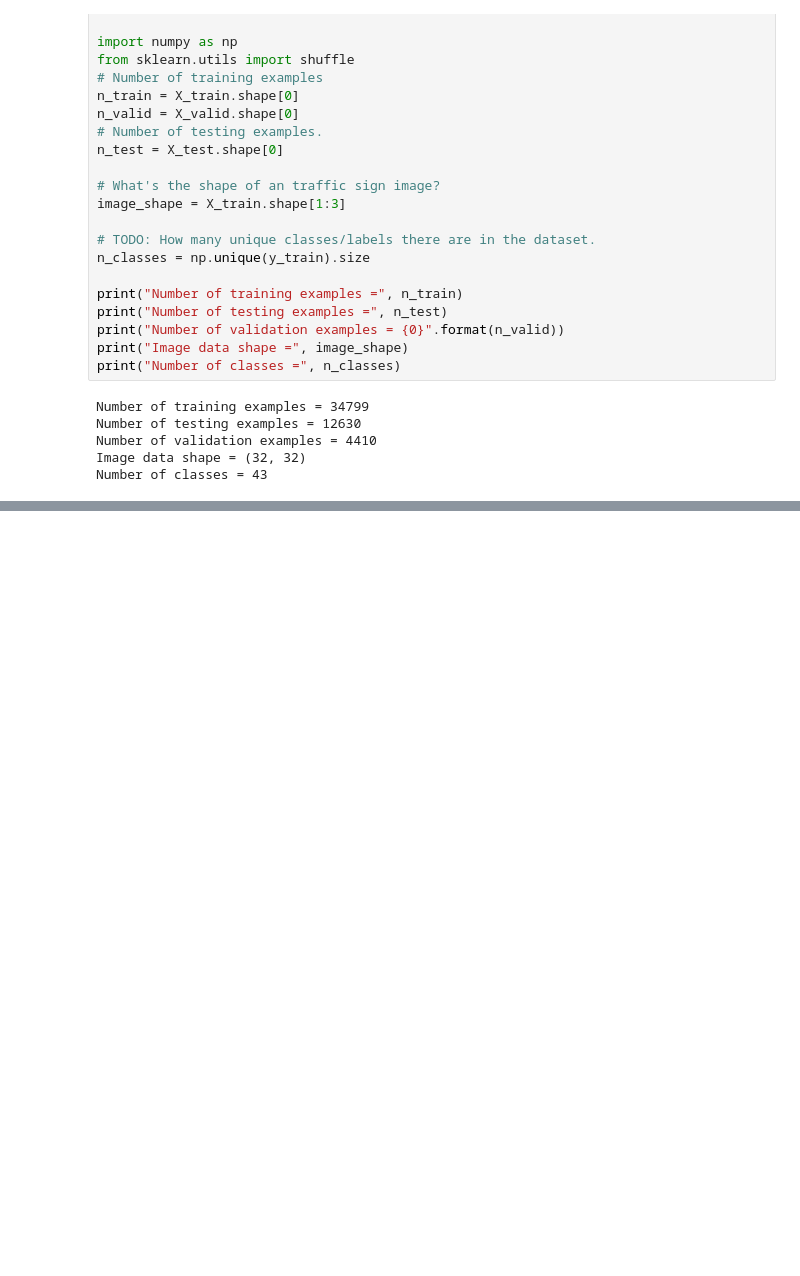
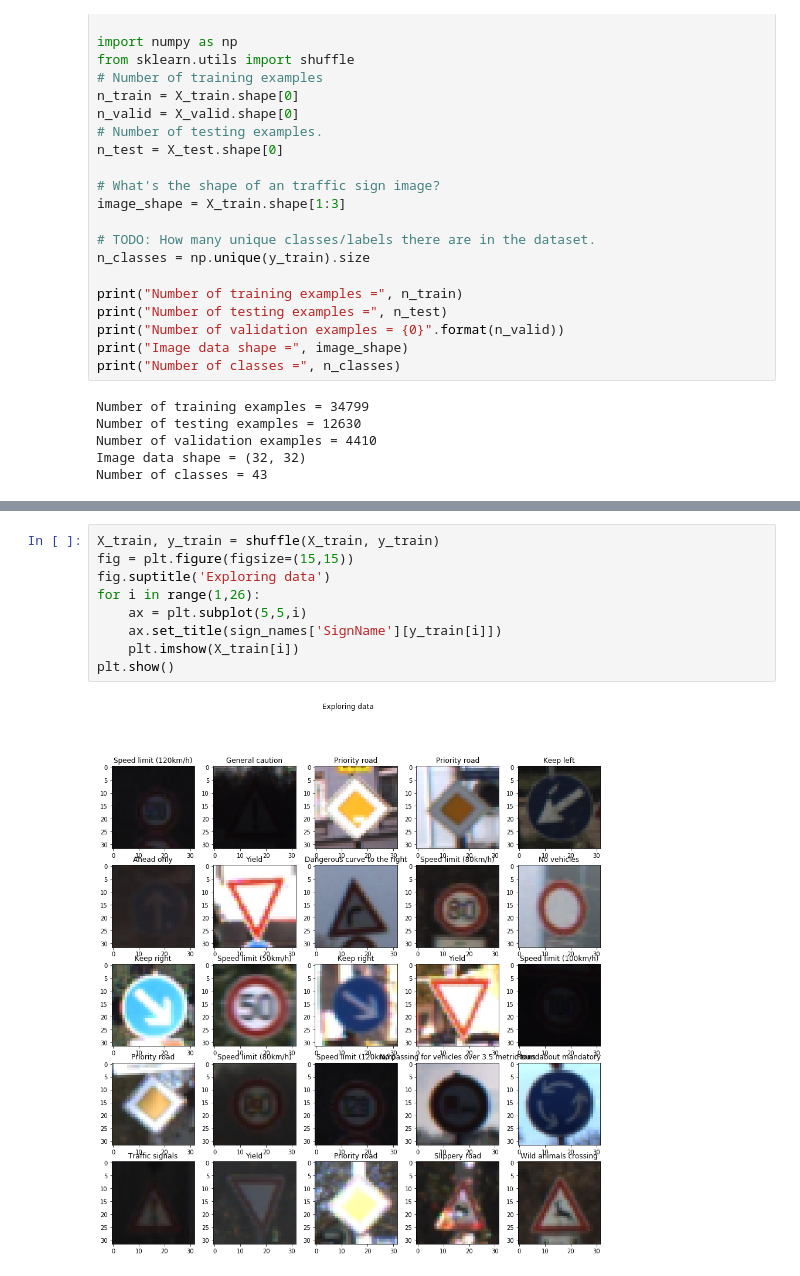
Before and after one commit to sketchc89/TrafficSign-P2, a Jupyter notebook: Traffic_Sign_Classifier_Grayscale.ipynb, the cells around one changed output, grey strips where cells are left out. Drawn from its saved outputs; the diff is of its cells as text; blank space fills up the shorter version.

```diff
--- a/Traffic_Sign_Classifier_Grayscale.ipynb
+++ b/Traffic_Sign_Classifier_Grayscale.ipynb
@@ -50,0 +68,11 @@ Number of classes = 43
+# %%
+X_train, y_train = shuffle(X_train, y_train)
+fig = plt.figure(figsize=(15,15))
+fig.suptitle('Exploring data')
+for i in range(1,26):
+    ax = plt.subplot(5,5,i)
+    ax.set_title(sign_names['SignName'][y_train[i]])
+    plt.imshow(X_train[i])
+plt.show()
+# %% [output]
+[figure, added]
```
Also changed, not shown: parts of 16 cells of this notebook.
